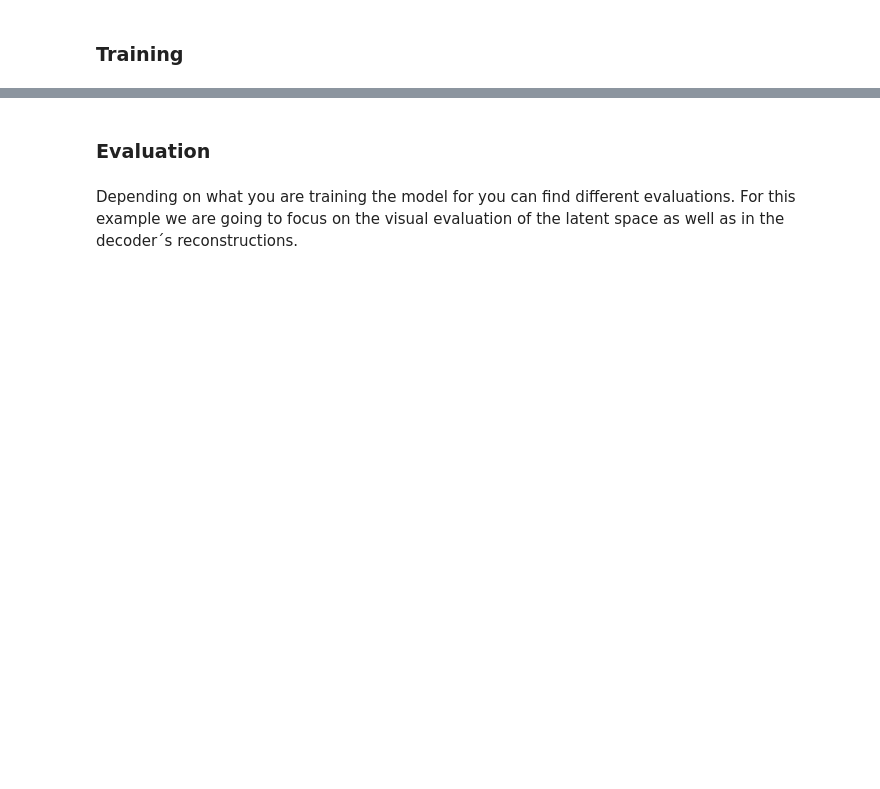
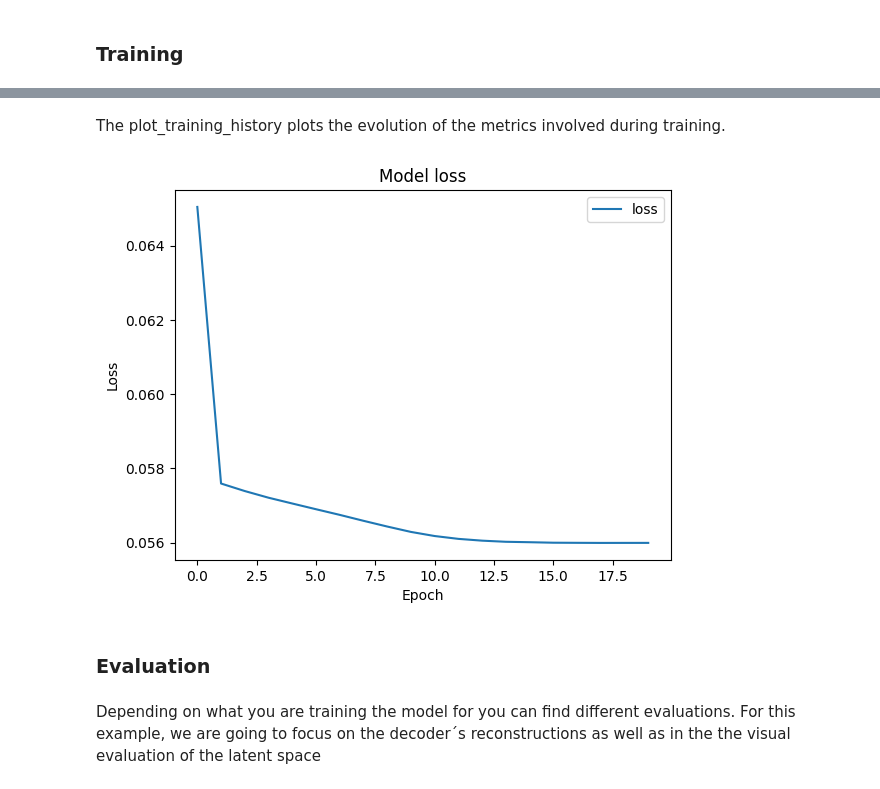
Before and after one commit to NahuelCostaCortez/rapidae, a Jupyter notebook: examples/QUICKSTART_tutorial.ipynb, the cells around one changed output, grey strips where cells are left out. Saved outputs shown, nothing was run; the diff lists cells and outputs as text; code cells hidden in the pictures; blank space fills up the shorter version.

```diff
--- a/examples/QUICKSTART_tutorial.ipynb
+++ b/examples/QUICKSTART_tutorial.ipynb
@@ -280,7 +279,13 @@ Epoch 19: early stopping
+# %% [markdown]
+The plot_training_history plots the evolution of the metrics involved during training.
+# %%
+pipe.plot_training_history()
+# %% [output]
+[figure, added]
 # %% [markdown]
 ### Evaluation
 # %% [markdown]
-Depending on what you are training the model for you can find different evaluations. For this example we are going to focus on the visual evaluation of the latent space as well as in the decoder´s reconstructions.
+Depending on what you are training the model for you can find different evaluations. For this example, we are going to focus on the decoder´s reconstructions as well as in the the visual evaluation of the latent space
 # %%
 from rapidae.evaluate import plot_reconstructions, plot_latent_space
 # %%
```
Also changed, not shown: parts of 28 cells of this notebook, 22 other files.
